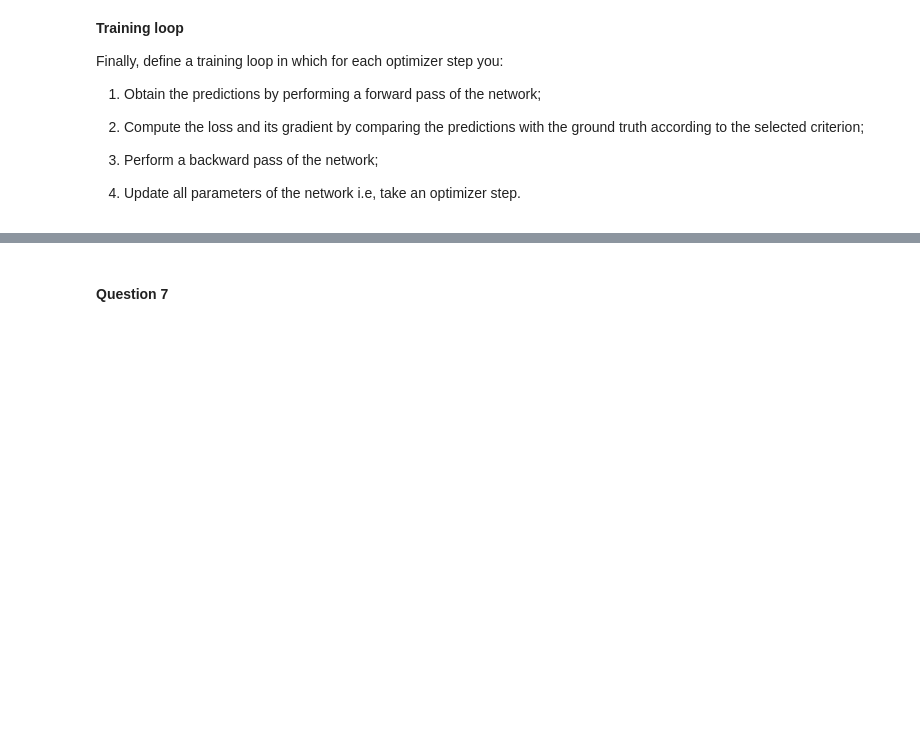
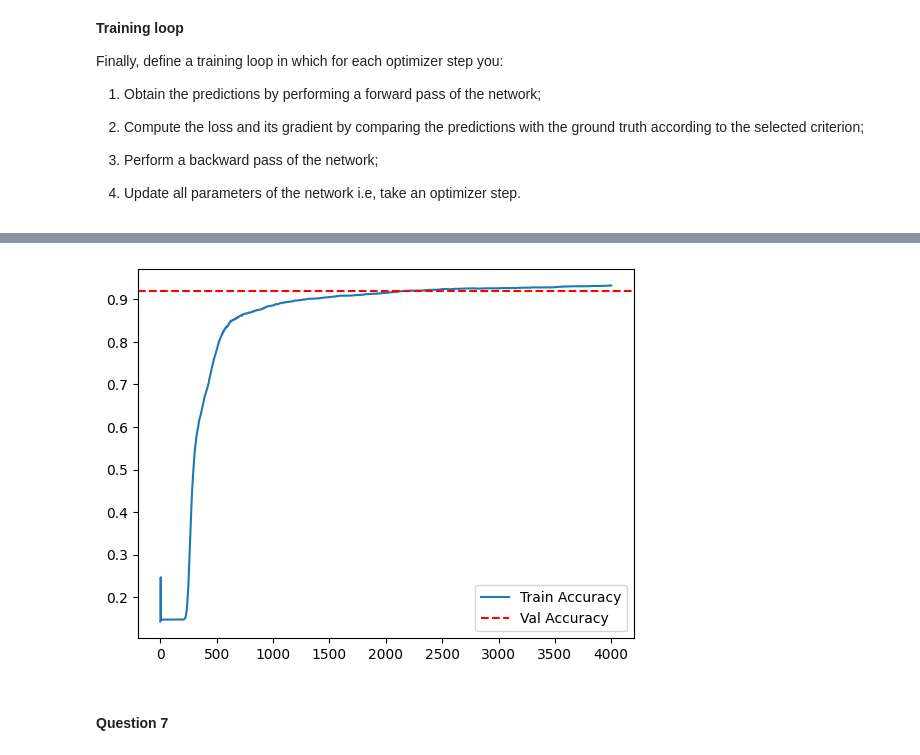
Before and after one commit to zain1290/Artificial-Neural-Network, a Jupyter notebook: src/Danny.ipynb, the cells around one changed output, grey strips where cells are left out. Drawn from its saved outputs; the diff is of its cells as text; code cells hidden in the pictures; blank space fills up the shorter version.

```diff
--- a/src/Danny.ipynb
+++ b/src/Danny.ipynb
@@ -293,7 +382,18 @@ def Loss(y_true, y_pred):
         grad: gradient of loss with respect to the predictions.
     """
 
-    pass
+    # Small epsilon to prevent log(0) which results in -infinity
+    epsilon = 1e-15
+    y_pred = np.clip(y_pred, epsilon, 1 - epsilon)
+
+    # L = -sum(y_true * log(y_pred)) / batch_size
+    loss = -np.mean(np.sum(y_true * np.log(y_pred), axis=1))
+
+    # gradient = - (y_true / y_pred)
+    # We divide by batch_size to keep the gradient scale consistent
+    grad = - (y_true / y_pred) / y_true.shape[0]
+
+    return loss, grad
 # %% [markdown]
 **Training loop**
 
@@ -325,0 +454,70 @@ def train(net, inputs, labels, criterion, lr):
+# %%
+# Shuffle and Split Data into Train and Validation Sets
+indices = np.arange(features.shape[0])
+np.random.shuffle(indices)
+split_idx = int(0.8 * len(indices))
+
+train_idx = indices[:split_idx]
+val_idx = indices[split_idx:]
+X_train_raw = features[train_idx]
+y_train_raw = targets[train_idx]
+
+X_val_raw = features[val_idx]
+y_val_raw = targets[val_idx]
+
+print(f"Training samples: {len(X_train_raw)}")
+print(f"Validation samples: {len(X_val_raw)}")
+
+
+# Pre processing
+mean = np.mean(X_train_raw, axis=0)
+std = np.std(X_train_raw, axis=0)
+std[std == 0] = 1 # Safety fix
+
+# Apply valid normalization to Train, Validation, AND Unknown data
+X_train = (X_train_raw - mean) / std
+X_val = (X_val_raw - mean) / std
+X_unknown = (unknown - mean) / std
+
+# Make them 0 based
+y_train_raw = y_train_raw - 1
+y_val_raw = y_val_raw - 1
+
+y_train = np.eye(7)[y_train_raw.astype(int)]
+y_val = np.eye(7)[y_val_raw.astype(int)]
+
+# Network
+net = Network([
+    Linear(10, 10), Activation(),
+    Linear(10, 7), Softmax()
+])
+
+# Train on Traning set
+loss_history, train_acc_history = train(
+    net,
+    X_train,
+    y_train,
+    criterion=Loss,
+    lr=0.1,
+    epochs=4000
+)
+
+# Check performance on Validation Set
+
+val_preds = net.forward(X_val)
+
+# Calculate Accuracy manually
+val_pred_classes = np.argmax(val_preds, axis=1)
+val_true_classes = np.argmax(y_val, axis=1)
+val_accuracy = np.mean(val_pred_classes == val_true_classes)
+
+print(f"Final Training Accuracy:   {train_acc_history[-1]*100:.2f}%")
+print(f"Final Validation Accuracy: {val_accuracy*100:.2f}%")
+
+
+#Plotting is done with generative AI
+plt.plot(train_acc_history, label="Train Accuracy")
+plt.axhline(y=val_accuracy, color='r', linestyle='--', label="Val Accuracy")
+plt.legend()
+plt.show()
+# %% [output]
@@ -326,2 +541,3 @@ def train(net, inputs, labels, criterion, lr):
+[figure, added]
 # %% [markdown]
 #### Question 7
```
Also changed, not shown: parts of 22 cells of this notebook, 1 other file.
